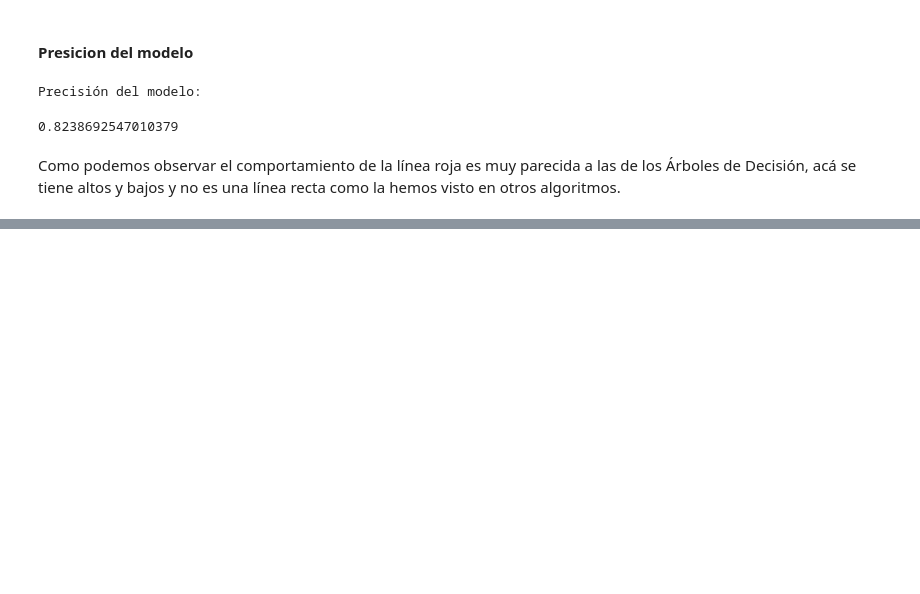
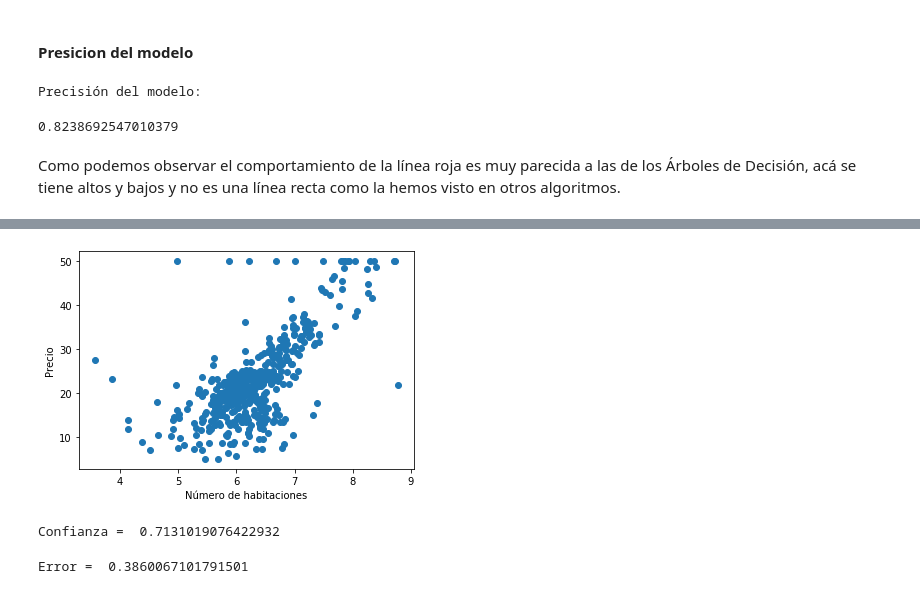
Before and after one commit to InteligenciaArtificialIIP/Arboles-y-Bosques-Aleatorios, a Jupyter notebook: Arboles y Bosques Aleatorios.ipynb, the cells around one changed output, grey strips where cells are left out. Cells and saved outputs as stored; diff of their text form; code cells hidden in the pictures; blank space fills up the shorter version.

Commit message:
Signed-off-by: German <German@DESKTOP-JDLKDN3> se agrego mi investigacion con el dataset a la libreta no oficial del proyecto

```diff
--- a/Arboles y Bosques Aleatorios.ipynb
+++ b/Arboles y Bosques Aleatorios.ipynb
@@ -473,0 +551,3 @@ Como podemos observar el comportamiento de la línea roja es muy parecida a las
+# %%
+from sklearn.datasets import load_boston
+boston = load_boston()
@@ -473,0 +584,4 @@ Como podemos observar el comportamiento de la línea roja es muy parecida a las
+# %%
+# en esta parte al ya conocer los datos podemos convertirlo en pandas
+bostonpd = pd.DataFrame(boston.data)
+print(bostonpd.head())
@@ -473,0 +602,4 @@ Como podemos observar el comportamiento de la línea roja es muy parecida a las
+# %%
+# Para nuevmente poner el encabezado
+bostonpd.columns = boston.feature_names
+print(bostonpd.head())
@@ -473,0 +620,4 @@ Como podemos observar el comportamiento de la línea roja es muy parecida a las
+# %%
+# Para conocer mas acerca del precio de las casas pues como se ve en la columna keys contiene un campo llamado target
+bostonpd["PRICE"] = boston.target
+print(bostonpd.head())
@@ -473,0 +638,7 @@ Como podemos observar el comportamiento de la línea roja es muy parecida a las
+# %%
+plt.scatter(bostonpd.RM, bostonpd.PRICE)
+plt.xlabel('Número de habitaciones')
+plt.ylabel('Precio')
+plt.show()
+# %% [output]
+[figure, added]
@@ -473,0 +648,17 @@ Como podemos observar el comportamiento de la línea roja es muy parecida a las
+# %%
+# Regresion Linear este paso es importante, aplicamos el algoritmo para obtener el modelo para luego ser usado para predecir los precios de las casas.
+# En este caso utilizamos el algoritmo de regresión lineal. Al mismo tiempo calculamos la confianza del modelo, y para esto como lo visto en clase  el modelo
+# entre más cercano sea este número a 1 más confiable es el modelo.
+linear_regres = LinearRegression()
+linear_regres.fit(X_train, y_train)
+confidence = linear_regres.score(X_test, y_test)
+print('Confianza = ', confidence)
+# %% [output]
+Confianza =  0.7131019076422932
+# %%
+# Ahora tenemos que calcular la media de error para ver que tan preciso es el modelo
+predict = linear_regres.predict(X_test)
+resta = np.mean(y_test - predict)
+print('Error = ', resta)
+# %% [output]
+Error =  0.3860067101791501
```
Also changed, not shown: parts of 26 cells of this notebook.
